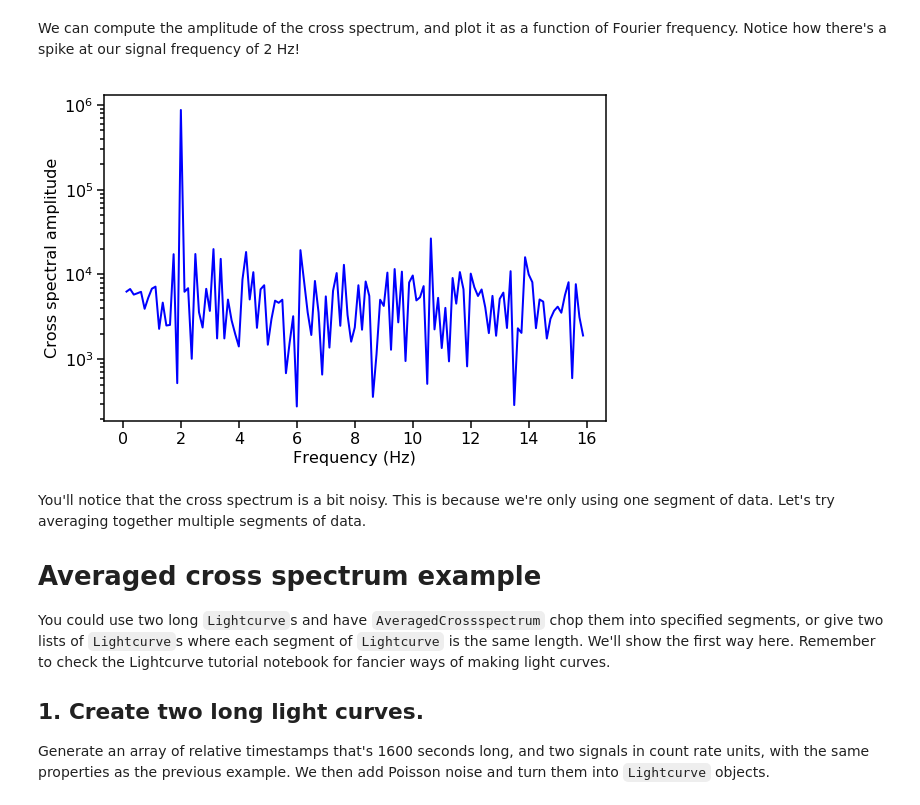
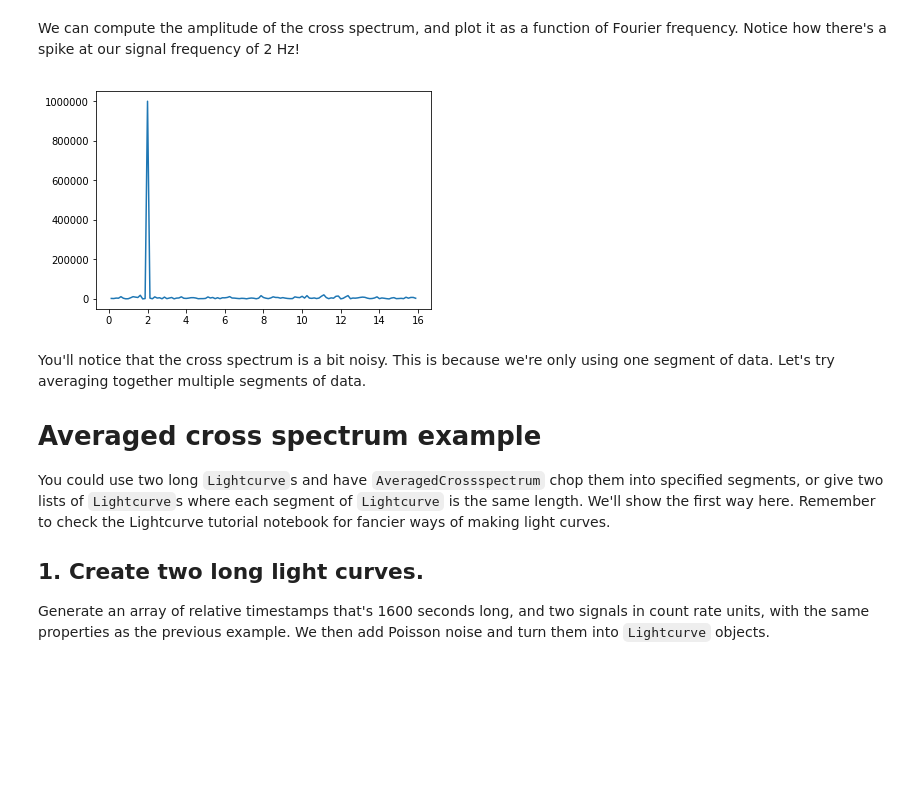
Before and after one commit to StingraySoftware/notebooks, a Jupyter notebook: Crossspectrum/Crossspectrum_tutorial.ipynb, the cells around one changed output. Saved outputs shown, nothing was run; the diff lists cells and outputs as text; code cells hidden in the pictures; blank space fills up the shorter version.

```diff
--- a/Crossspectrum/Crossspectrum_tutorial.ipynb
+++ b/Crossspectrum/Crossspectrum_tutorial.ipynb
@@ -83,23 +83,10 @@ A `Crossspectrum` object has the following properties :
 7. `nphots2` : The total number of photons in the second (reference) light curve.
 # %% [markdown]
 We can compute the amplitude of the cross spectrum, and plot it as a function of Fourier frequency. Notice how there's a spike at our signal frequency of 2 Hz!
-# %%
-cs_amplitude = np.abs(cs.power)  # The mod square of the real and imaginary components
-
-fig, ax1 = plt.subplots(1,1,figsize=(9,6), sharex=True)
-ax1.plot(cs.freq, cs_amplitude, lw=2, color='blue')
-ax1.set_xlabel("Frequency (Hz)", fontproperties=font_prop)
-ax1.set_ylabel("Cross spectral amplitude", fontproperties=font_prop)
-ax1.set_yscale('log')
-ax1.tick_params(axis='x', labelsize=16)
-ax1.tick_params(axis='y', labelsize=16)
-ax1.tick_params(which='major', width=1.5, length=7)
-ax1.tick_params(which='minor', width=1.5, length=4)
-for axis in ['top', 'bottom', 'left', 'right']:
-    ax1.spines[axis].set_linewidth(1.5)
-plt.show()
-# %% [output]
-[figure, removed]
+# %%
+cs.plot()
+# %% [output]
+[figure, added]
 # %% [markdown]
 You'll notice that the cross spectrum is a bit noisy. This is because we're only using one segment of data. Let's try averaging together multiple segments of data.
 # Averaged cross spectrum example
```
Also changed, not shown: parts of 12 cells of this notebook.
